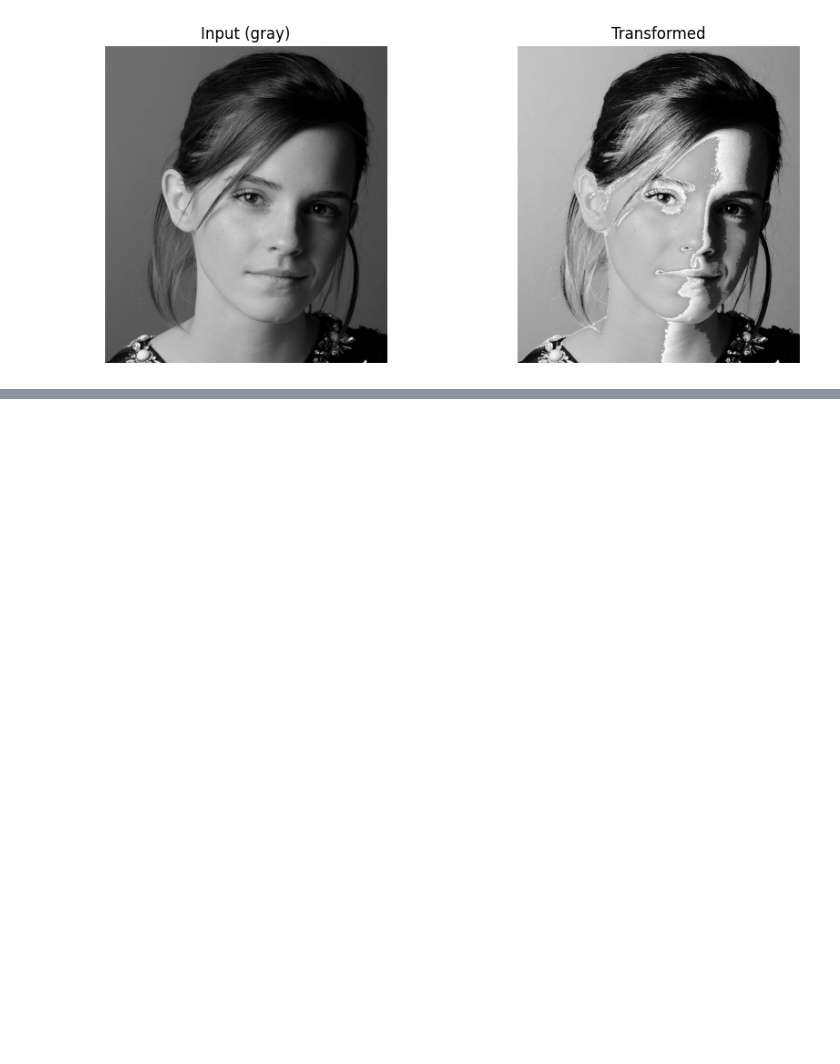
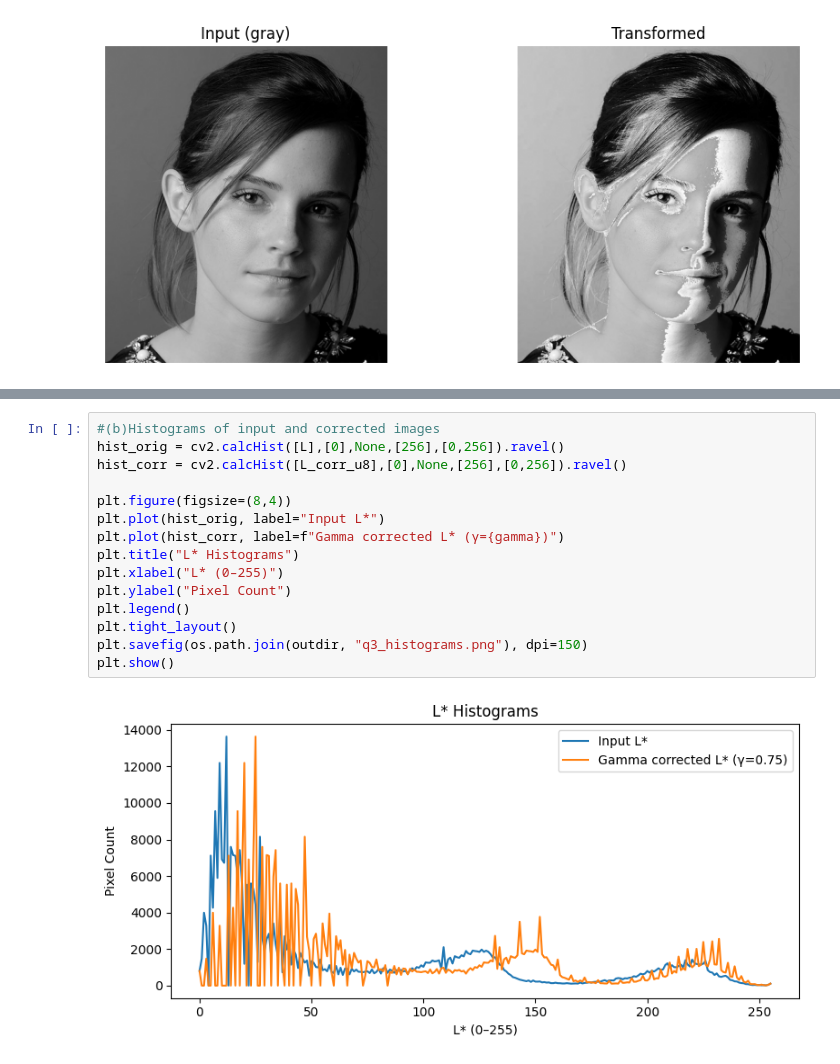
Before and after one commit to CrishmiCosta/MScSem02CVAssignment, a Jupyter notebook: CV_Assignment_Semester_3.ipynb, the cells around one changed output, grey strips where cells are left out. Drawn from its saved outputs; the diff is of its cells as text; blank space fills up the shorter version.

```diff
--- a/CV_Assignment_Semester_3.ipynb
+++ b/CV_Assignment_Semester_3.ipynb
@@ -49,0 +135,17 @@ plt.tight_layout(); plt.show()
+# %%
+#(b)Histograms of input and corrected images
+hist_orig = cv2.calcHist([L],[0],None,[256],[0,256]).ravel()
+hist_corr = cv2.calcHist([L_corr_u8],[0],None,[256],[0,256]).ravel()
+
+plt.figure(figsize=(8,4))
+plt.plot(hist_orig, label="Input L*")
+plt.plot(hist_corr, label=f"Gamma corrected L* (γ={gamma})")
+plt.title("L* Histograms")
+plt.xlabel("L* (0–255)")
+plt.ylabel("Pixel Count")
+plt.legend()
+plt.tight_layout()
+plt.savefig(os.path.join(outdir, "q3_histograms.png"), dpi=150)
+plt.show()
+# %% [output]
+[figure, added]
```
Also changed, not shown: parts of 21 cells of this notebook, 17 other files.
